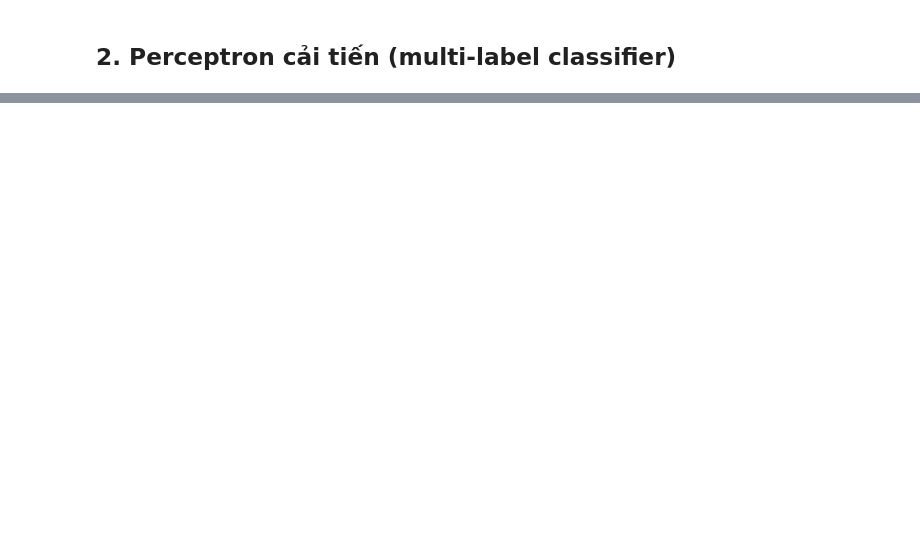
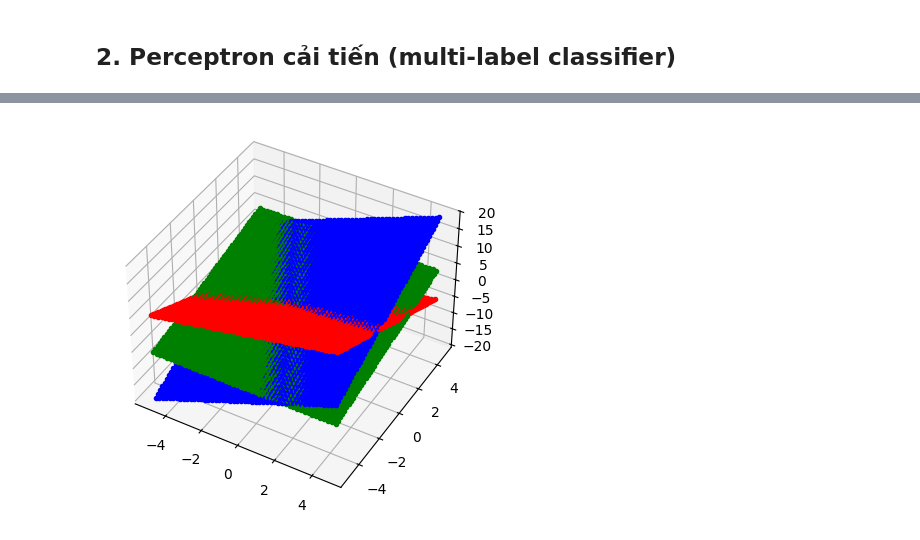
Before and after one commit to Nhunk/deeplearning, a Jupyter notebook: Perceptron.ipynb, the cells around one changed output, grey strips where cells are left out. Saved outputs shown, nothing was run; the diff lists cells and outputs as text; code cells hidden in the pictures; blank space fills up the shorter version.

```diff
--- a/Perceptron.ipynb
+++ b/Perceptron.ipynb
@@ -109,0 +157,17 @@ ValueError: all the input array dimensions except for the concatenation axis mus
+# %%
+# Vẽ đồ thị phân loại 3D
+fig = plt.figure()
+ax = plt.axes(projection='3d')
+ax.view_init(40, -60)  # Thiết lập góc nhìn 3D
+
+for x1 in np.arange(-5, 5, 0.2):
+    for x2 in np.arange(-5, 5, 0.2):
+        x = np.array([x1, x2])
+        out = perceptron_multi(x, W)  # Tính toán đầu ra
+        label = np.argmax(out)  # Nhãn dự đoán
+        plt.plot(x1,x2,out[0],'r.')
+        plt.plot(x1,x2,out[1],'g.')
+        plt.plot(x1,x2,out[2],'b.')
+plt.show()
+# %% [output]
+[figure, added]
```
Also changed, not shown: parts of 6 cells of this notebook, 1 other file.
